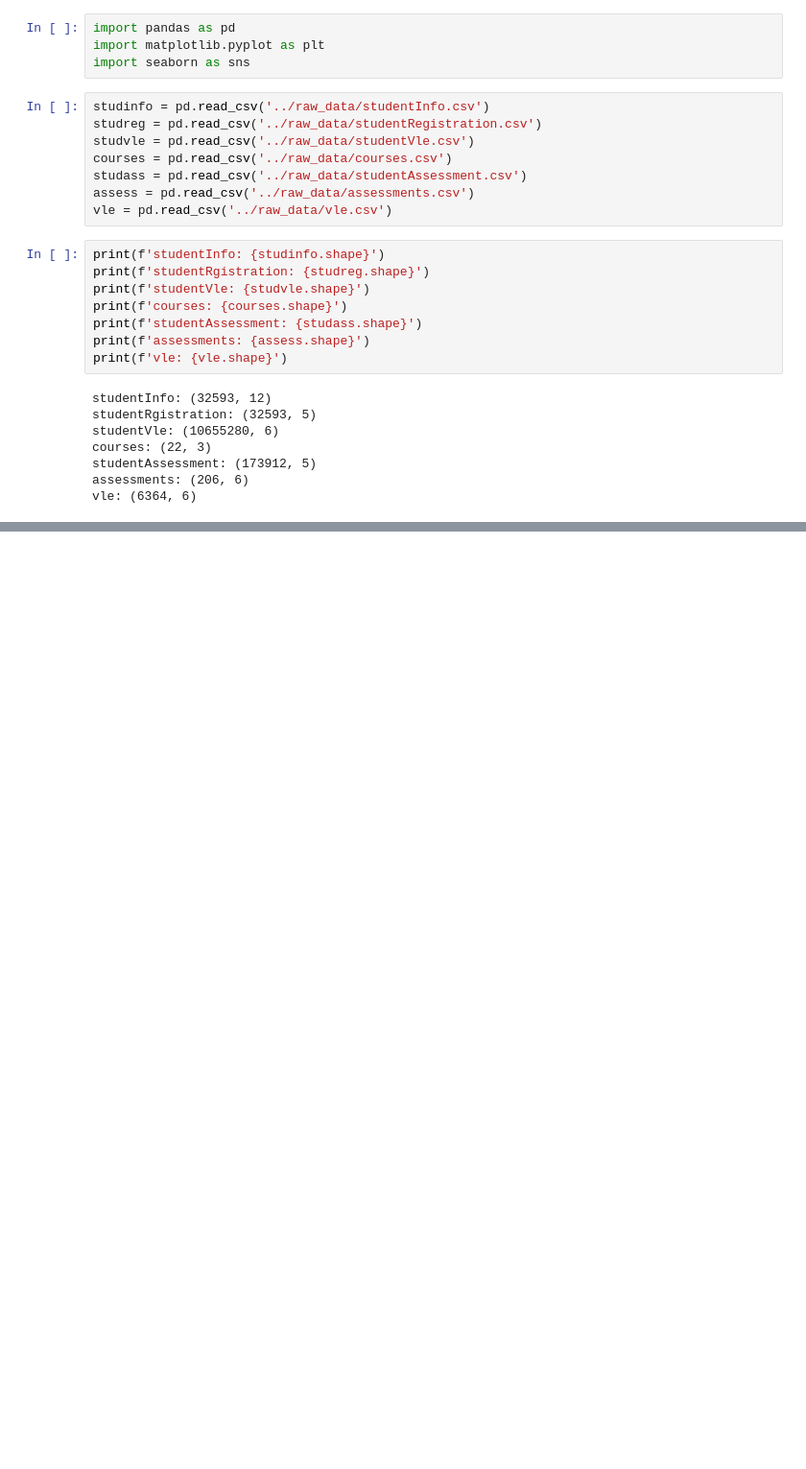
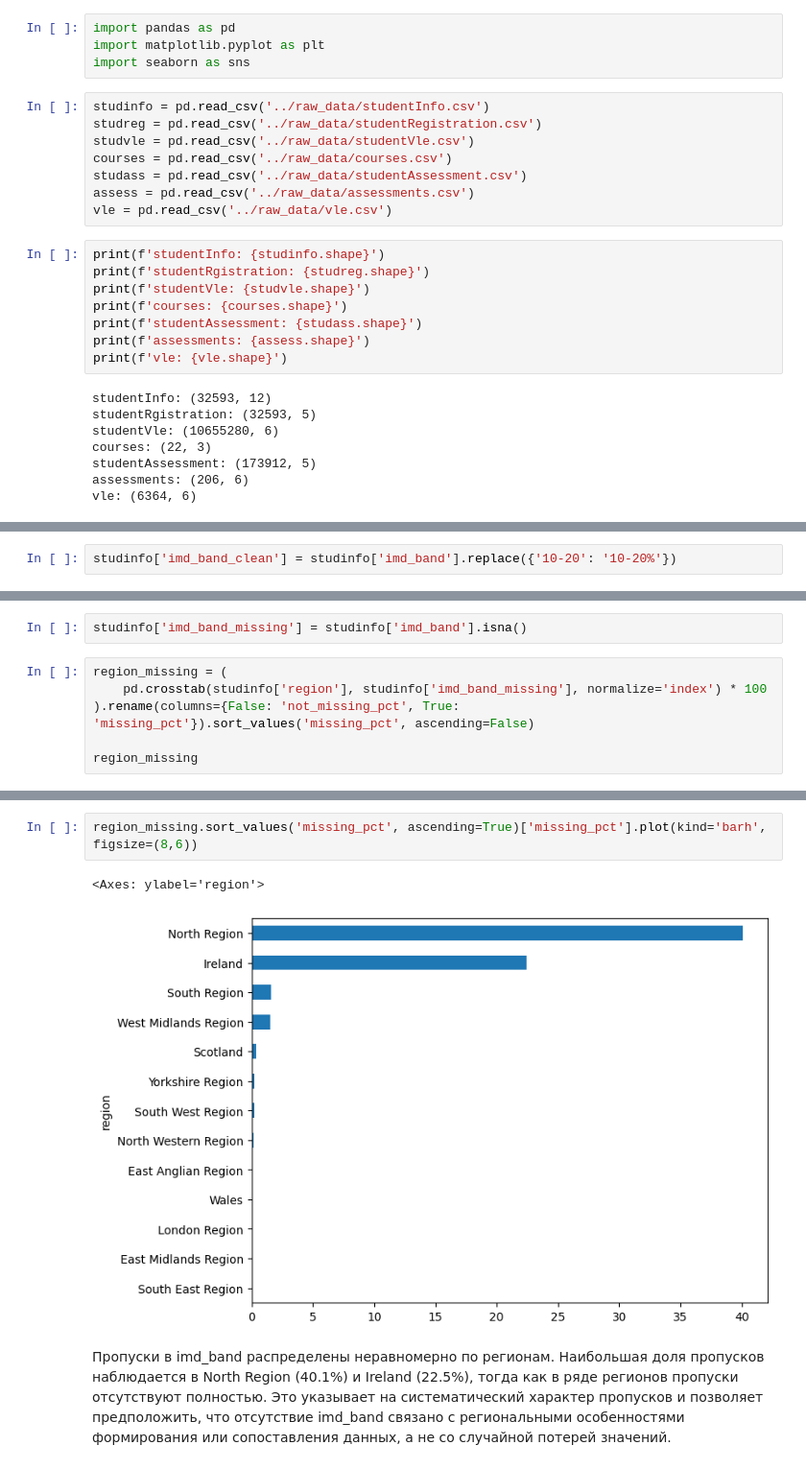
Before and after one commit to mkudim/analytics-learning-notes, a Jupyter notebook: 04_projects/project_03_edtech_oulad/EDA/eda_analysis.ipynb, the cells around one changed output, grey strips where cells are left out. Shown at 96% size. Drawn from its saved outputs; the diff is of its cells as text; blank space fills up the shorter version.

```diff
--- a/04_projects/project_03_edtech_oulad/EDA/eda_analysis.ipynb
+++ b/04_projects/project_03_edtech_oulad/EDA/eda_analysis.ipynb
@@ -34,0 +193,2 @@ vle: (6364, 6)
+# %%
+studinfo['imd_band_clean'] = studinfo['imd_band'].replace({'10-20': '10-20%'})
@@ -34,0 +238,8 @@ vle: (6364, 6)
+# %%
+studinfo['imd_band_missing'] = studinfo['imd_band'].isna()
+# %%
+region_missing = (
+    pd.crosstab(studinfo['region'], studinfo['imd_band_missing'], normalize='index') * 100
+).rename(columns={False: 'not_missing_pct', True: 'missing_pct'}).sort_values('missing_pct', ascending=False)
+
+region_missing
@@ -34,0 +262,7 @@ vle: (6364, 6)
+# %%
+region_missing.sort_values('missing_pct', ascending=True)['missing_pct'].plot(kind='barh', figsize=(8,6))
+# %% [output]
+<Axes: ylabel='region'>
+[figure, added]
+# %% [markdown]
+Пропуски в imd_band распределены неравномерно по регионам. Наибольшая доля пропусков наблюдается в North Region (40.1%) и Ireland (22.5%), тогда как в ряде регионов пропуски отсутствуют полностью. Это указывает на систематический характер пропусков и позволяет предположить, что отсутствие imd_band связано с региональными особенностями формирования или сопоставления данных, а не со случайной потерей значений.
```
Also changed, not shown: parts of 41 cells of this notebook.
